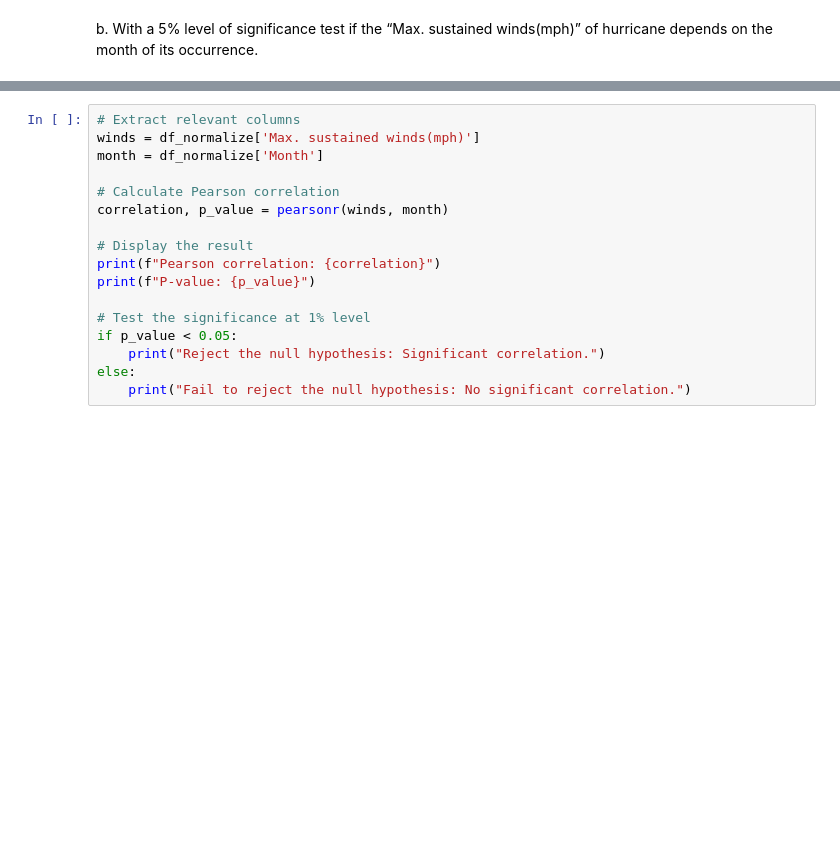
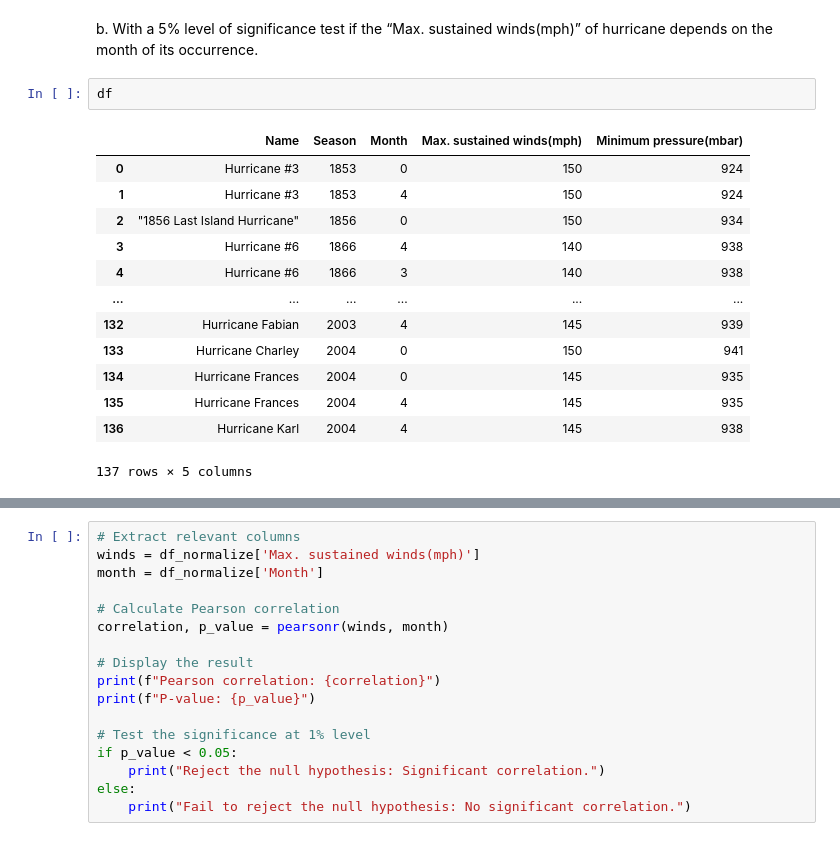
Before and after one commit to anushk4/CSE558-Assignments, a Jupyter notebook: q4.ipynb, the cells around one changed output, grey strips where cells are left out. Saved outputs shown, nothing was run; the diff lists cells and outputs as text; blank space fills up the shorter version.

```diff
--- a/q4.ipynb
+++ b/q4.ipynb
@@ -209,3 +276,19 @@ Minimum pressure(mbar)      -0.462906
 Name: Max. sustained winds(mph), dtype: float64
 # %% [markdown]
 b. With a 5% level of significance test if the “Max. sustained winds(mph)” of hurricane depends on the month of its occurrence.
+# %%
+df
+# %% [output]
+|  | Name | Season | Month | Max. sustained winds(mph) | Minimum pressure(mbar) |
+| 0 | Hurricane #3 | 1853 | 0 | 150 | 924 |
+| 1 | Hurricane #3 | 1853 | 4 | 150 | 924 |
+| 2 | "1856 Last Island Hurricane" | 1856 | 0 | 150 | 934 |
+| 3 | Hurricane #6 | 1866 | 4 | 140 | 938 |
+| 4 | Hurricane #6 | 1866 | 3 | 140 | 938 |
+| ... | ... | ... | ... | ... | ... |
+| 132 | Hurricane Fabian | 2003 | 4 | 145 | 939 |
+| 133 | Hurricane Charley | 2004 | 0 | 150 | 941 |
+| 134 | Hurricane Frances | 2004 | 0 | 145 | 935 |
+| 135 | Hurricane Frances | 2004 | 4 | 145 | 935 |
+| 136 | Hurricane Karl | 2004 | 4 | 145 | 938 |
+137 rows × 5 columns
```
Also changed, not shown: parts of 32 cells of this notebook.
